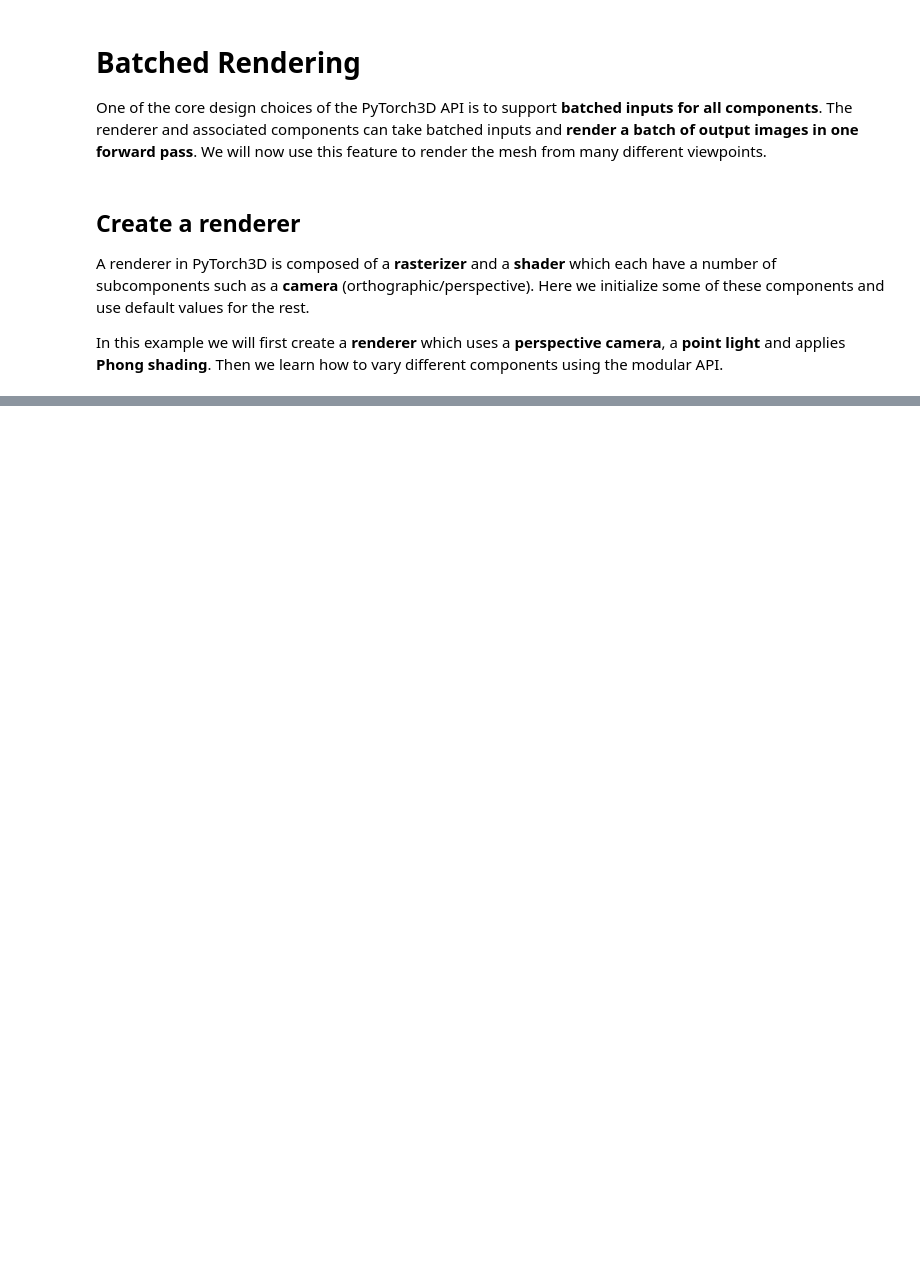
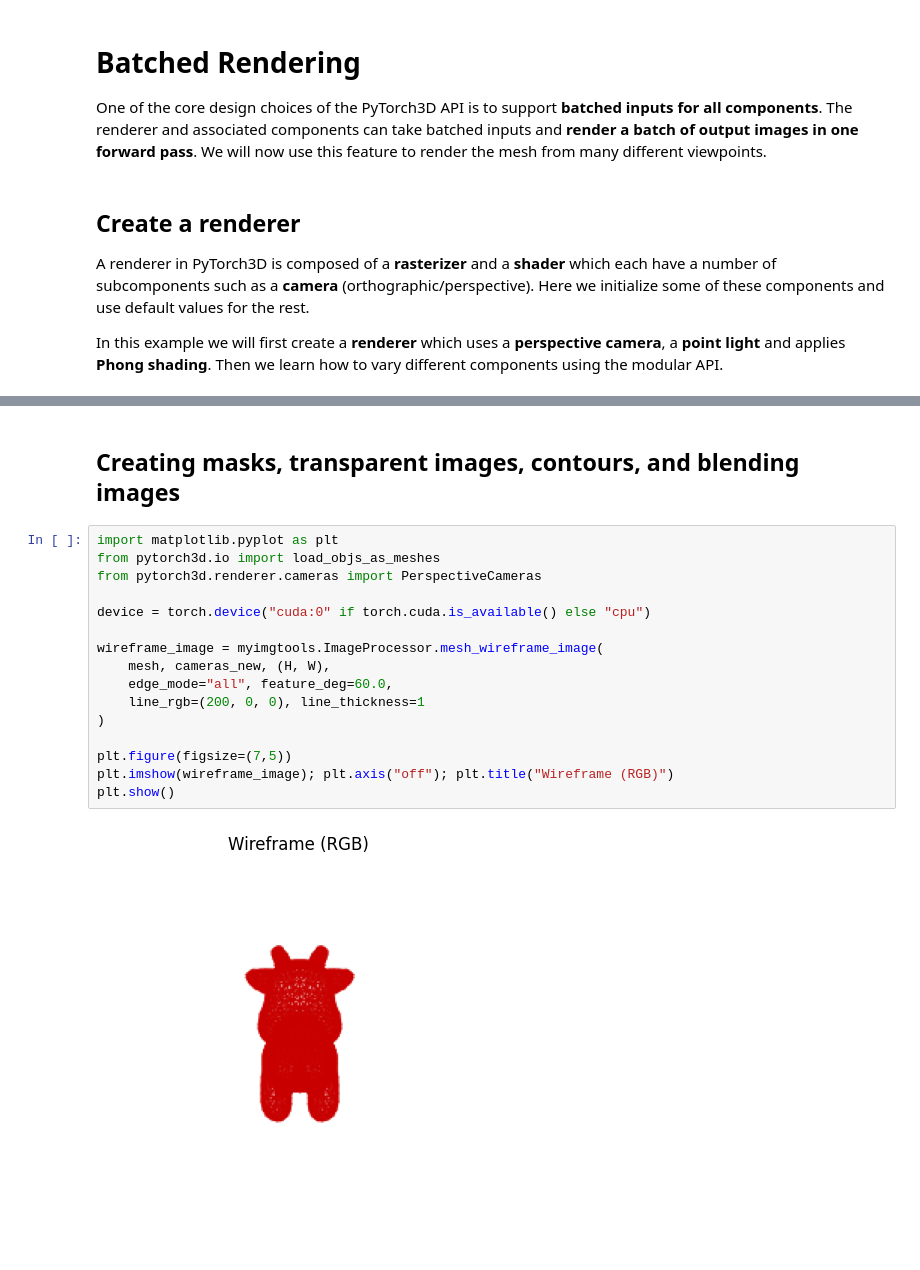
Before and after one commit to ribeiro-computer-vision/pytorch3d_rendering, a Jupyter notebook: demo_pytorch3D_rendering.ipynb, the cells around one changed output, grey strips where cells are left out. Saved outputs shown, nothing was run; the diff lists cells and outputs as text; blank space fills up the shorter version.

Commit message:
Adding some image-processing tools

```diff
--- a/demo_pytorch3D_rendering.ipynb
+++ b/demo_pytorch3D_rendering.ipynb
@@ -1223,0 +1225,20 @@ time: 1min 42s (started: 2025-09-26 00:10:01 +00:00)
+# %% [markdown]
+## Creating masks, transparent images, contours, and blending images
+# %%
+import matplotlib.pyplot as plt
+from pytorch3d.io import load_objs_as_meshes
+from pytorch3d.renderer.cameras import PerspectiveCameras
+
+device = torch.device("cuda:0" if torch.cuda.is_available() else "cpu")
+
+wireframe_image = myimgtools.ImageProcessor.mesh_wireframe_image(
+    mesh, cameras_new, (H, W),
+    edge_mode="all", feature_deg=60.0,
+    line_rgb=(200, 0, 0), line_thickness=1
+)
+
+plt.figure(figsize=(7,5))
+plt.imshow(wireframe_image); plt.axis("off"); plt.title("Wireframe (RGB)")
+plt.show()
+# %% [output]
+[figure, added]
```
Also changed, not shown: parts of 38 cells of this notebook.
